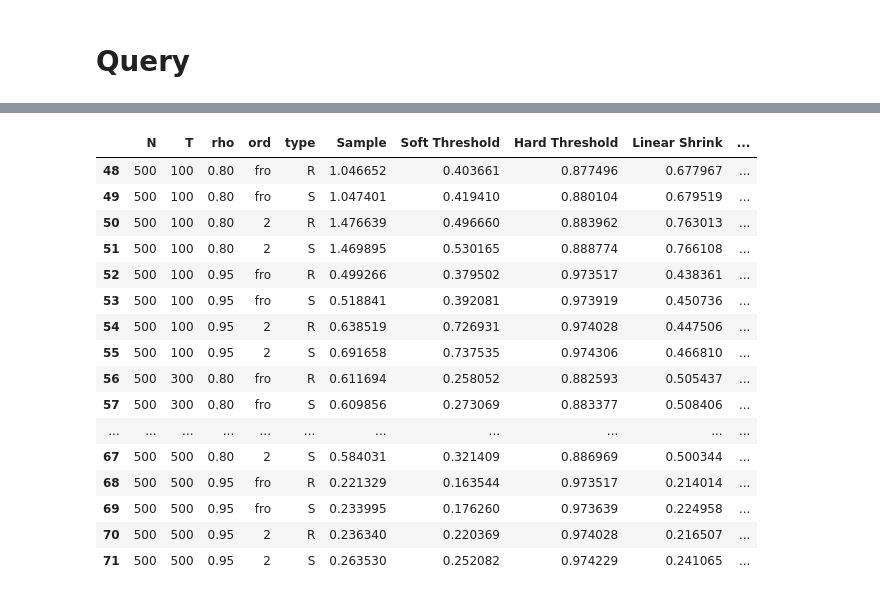
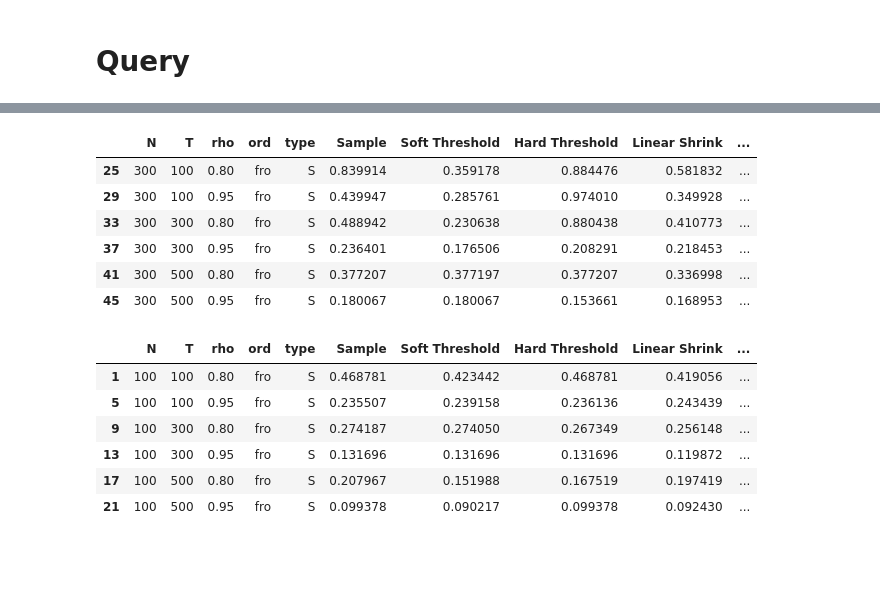
Before and after one commit to pkuxklx/Comention_simu, a Jupyter notebook: lx_data_process.ipynb, the cells around one changed output, grey strips where cells are left out. Cells and saved outputs as stored; diff of their text form; code cells hidden in the pictures; blank space fills up the shorter version.

```diff
--- a/lx_data_process.ipynb
+++ b/lx_data_process.ipynb
@@ -215,21 +152,22 @@ tmp
 # %%
-tmp = df[(df['N'] == 500)]
-tmp.head()
+tmp = df[(df['ord'] == 'fro') & (df['type'] == 'S') & (df['N'] == 300)]
+tmp
 # %% [output]
 |  | N | T | rho | ord | type | Sample | Soft Threshold | Hard Threshold | Linear Shrink | ... |
-| 48 | 500 | 100 | 0.80 | fro | R | 1.046652 | 0.403661 | 0.877496 | 0.677967 | ... |
-| 49 | 500 | 100 | 0.80 | fro | S | 1.047401 | 0.419410 | 0.880104 | 0.679519 | ... |
-| 50 | 500 | 100 | 0.80 | 2 | R | 1.476639 | 0.496660 | 0.883962 | 0.763013 | ... |
-| 51 | 500 | 100 | 0.80 | 2 | S | 1.469895 | 0.530165 | 0.888774 | 0.766108 | ... |
-| 52 | 500 | 100 | 0.95 | fro | R | 0.499266 | 0.379502 | 0.973517 | 0.438361 | ... |
-| 53 | 500 | 100 | 0.95 | fro | S | 0.518841 | 0.392081 | 0.973919 | 0.450736 | ... |
-| 54 | 500 | 100 | 0.95 | 2 | R | 0.638519 | 0.726931 | 0.974028 | 0.447506 | ... |
-| 55 | 500 | 100 | 0.95 | 2 | S | 0.691658 | 0.737535 | 0.974306 | 0.466810 | ... |
-| 56 | 500 | 300 | 0.80 | fro | R | 0.611694 | 0.258052 | 0.882593 | 0.505437 | ... |
-| 57 | 500 | 300 | 0.80 | fro | S | 0.609856 | 0.273069 | 0.883377 | 0.508406 | ... |
-| ... | ... | ... | ... | ... | ... | ... | ... | ... | ... | ... |
-| 67 | 500 | 500 | 0.80 | 2 | S | 0.584031 | 0.321409 | 0.886969 | 0.500344 | ... |
-| 68 | 500 | 500 | 0.95 | fro | R | 0.221329 | 0.163544 | 0.973517 | 0.214014 | ... |
-| 69 | 500 | 500 | 0.95 | fro | S | 0.233995 | 0.176260 | 0.973639 | 0.224958 | ... |
-| 70 | 500 | 500 | 0.95 | 2 | R | 0.236340 | 0.220369 | 0.974028 | 0.216507 | ... |
-| 71 | 500 | 500 | 0.95 | 2 | S | 0.263530 | 0.252082 | 0.974229 | 0.241065 | ... |
+| 25 | 300 | 100 | 0.80 | fro | S | 0.839914 | 0.359178 | 0.884476 | 0.581832 | ... |
+| 29 | 300 | 100 | 0.95 | fro | S | 0.439947 | 0.285761 | 0.974010 | 0.349928 | ... |
+| 33 | 300 | 300 | 0.80 | fro | S | 0.488942 | 0.230638 | 0.880438 | 0.410773 | ... |
+| 37 | 300 | 300 | 0.95 | fro | S | 0.236401 | 0.176506 | 0.208291 | 0.218453 | ... |
+| 41 | 300 | 500 | 0.80 | fro | S | 0.377207 | 0.377197 | 0.377207 | 0.336998 | ... |
+| 45 | 300 | 500 | 0.95 | fro | S | 0.180067 | 0.180067 | 0.153661 | 0.168953 | ... |
+# %%
+tmp = df[(df['ord'] == 'fro') & (df['type'] == 'S') & (df['N'] == 100)]
+tmp
+# %% [output]
+|  | N | T | rho | ord | type | Sample | Soft Threshold | Hard Threshold | Linear Shrink | ... |
+| 1 | 100 | 100 | 0.80 | fro | S | 0.468781 | 0.423442 | 0.468781 | 0.419056 | ... |
+| 5 | 100 | 100 | 0.95 | fro | S | 0.235507 | 0.239158 | 0.236136 | 0.243439 | ... |
+| 9 | 100 | 300 | 0.80 | fro | S | 0.274187 | 0.274050 | 0.267349 | 0.256148 | ... |
+| 13 | 100 | 300 | 0.95 | fro | S | 0.131696 | 0.131696 | 0.131696 | 0.119872 | ... |
+| 17 | 100 | 500 | 0.80 | fro | S | 0.207967 | 0.151988 | 0.167519 | 0.197419 | ... |
+| 21 | 100 | 500 | 0.95 | fro | S | 0.099378 | 0.090217 | 0.099378 | 0.092430 | ... |
```
Also changed, not shown: parts of 13 cells of this notebook, 3 other files.
